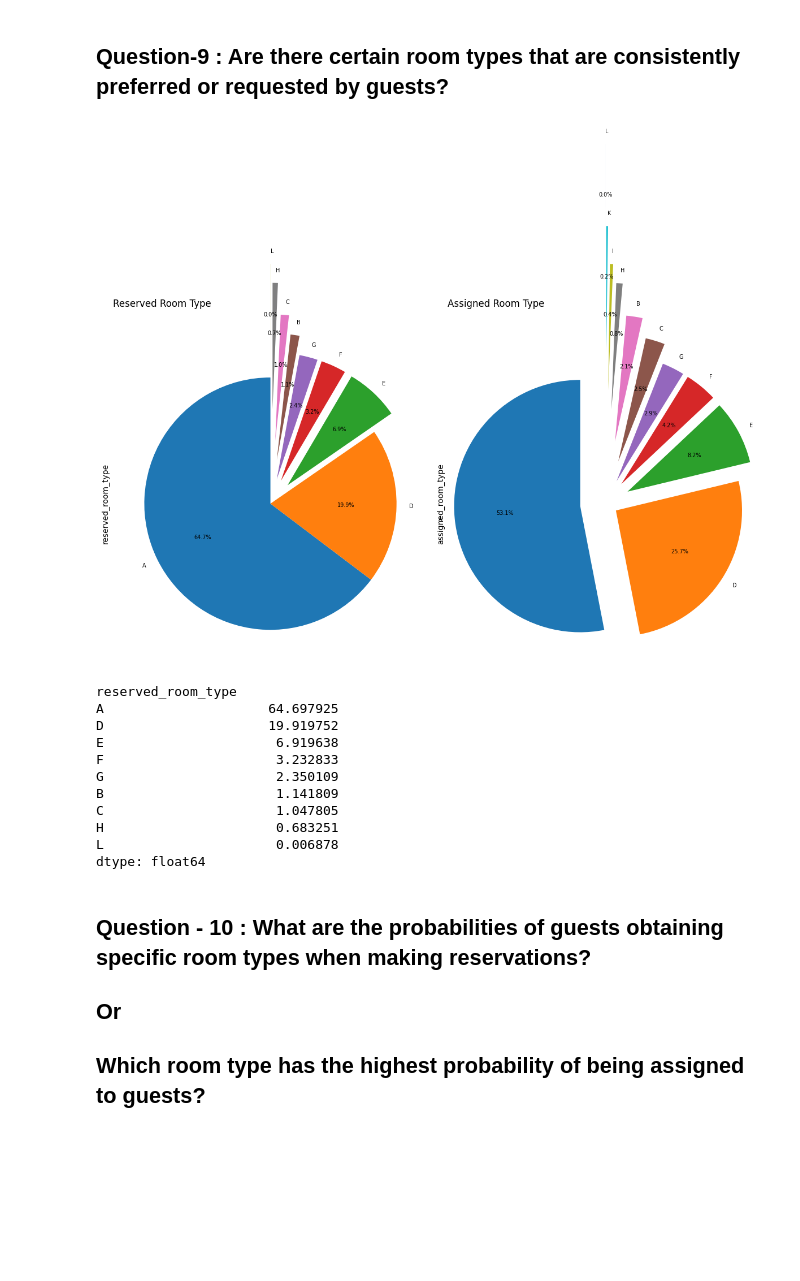
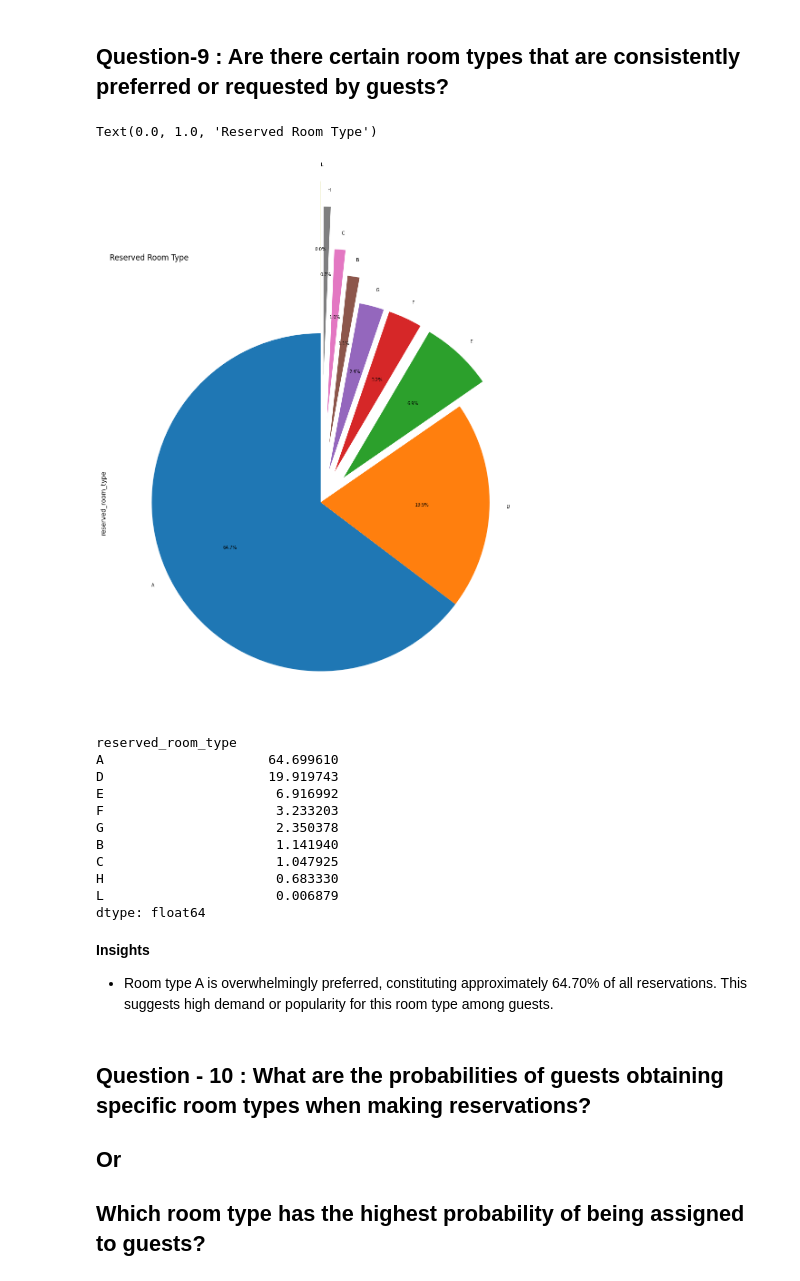
Before and after one commit to Adnan12345678910/Hotel_Booking_Analysis, a Jupyter notebook: Hotel_Bookings.ipynb, the cells around one changed output. Cells and saved outputs as stored; diff of their text form; code cells hidden in the pictures; blank space fills up the shorter version.

```diff
--- a/Hotel_Bookings.ipynb
+++ b/Hotel_Bookings.ipynb
@@ -430,0 +423,6 @@ data["market_segment"].replace("Undefined",data.market_segment.value_counts().id
+# %%
+# Removing rows where the 'adr' column has an outlier value of 5400.000000.
+data.drop(data[data.adr == 5400.000000].index, inplace=True)
+
+# Removing rows where the 'adr' column has negative values, ensuring data integrity.
+data.drop(data[data.adr < 0].index, inplace=True)
@@ -430,0 +446,3 @@ data["market_segment"].replace("Undefined",data.market_segment.value_counts().id
+# %%
+# Removing rows where the required car parking spaces exceed the total number of guests.
+data.drop(data[data.required_car_parking_spaces > data.total_guests].index, inplace=True)
@@ -430,0 +451,3 @@ data["market_segment"].replace("Undefined",data.market_segment.value_counts().id
+# %%
+# Removing rows where the 'children' column has an improbable maximum value of 10.
+data.drop(data[data.children == 10].index, inplace=True)
@@ -631,37 +674,33 @@ plt.show()
 # %%
 import matplotlib.pyplot as plt
 
 # Create a figure with a larger size
 plt.figure(figsize=(12, 15))
 
 # Plotting reserved room type pie chart
-plt.subplot(1, 2, 1)  # Subplot for the first pie chart
+
 data['reserved_room_type'].value_counts().plot.pie(autopct='%1.1f%%',explode=[0,0,0.2,0.2,0.2,0.35,0.5,0.75,0.9], startangle=90, fontsize=7)
 plt.title('Reserved Room Type',loc="left",pad=50)
-
-# Plotting assigned room type pie chart
-plt.subplot(1, 2, 2)  # Subplot for the second pie chart
-data['assigned_room_type'].value_counts().plot.pie(autopct='%1.1f%%',explode= [0.2,0.1,0.2,0.2,0.2,0.35,0.5,0.75,0.9,1.2,1.85],startangle=90, fontsize=7)
-plt.title('Assigned Room Type', loc='left', pad=50)
-
-plt.tight_layout()  # Ensures proper spacing between subplots
-plt.show()
 # %% [output]
+Text(0.0, 1.0, 'Reserved Room Type')
-[figure, old version]
+[figure, new version]
 # %%
 data[["reserved_room_type"]].value_counts()/len(data[["reserved_room_type"]])*100
 # %% [output]
 reserved_room_type
-A                     64.697925
-D                     19.919752
-E                      6.919638
-F                      3.232833
-G                      2.350109
-B                      1.141809
-C                      1.047805
-H                      0.683251
-L                      0.006878
+A                     64.699610
+D                     19.919743
+E                      6.916992
+F                      3.233203
+G                      2.350378
+B                      1.141940
+C                      1.047925
+H                      0.683330
+L                      0.006879
 dtype: float64
+# %% [markdown]
+**Insights**
+- Room type A is overwhelmingly preferred, constituting approximately 64.70% of all reservations. This suggests high demand or popularity for this room type among guests.
 # %% [markdown]
 ## Question - 10 : What are the probabilities of guests obtaining specific room types when making reservations?
 ## Or
```
Also changed, not shown: parts of 40 cells of this notebook.
